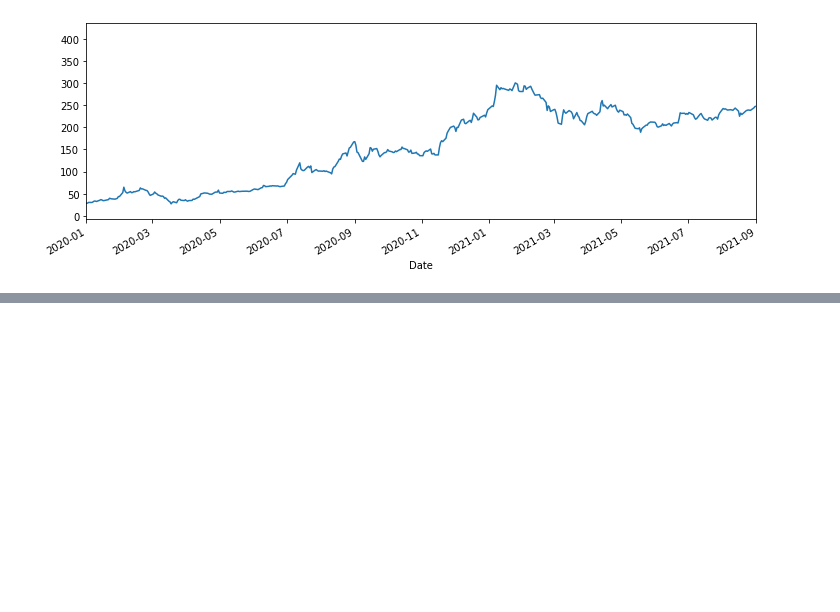
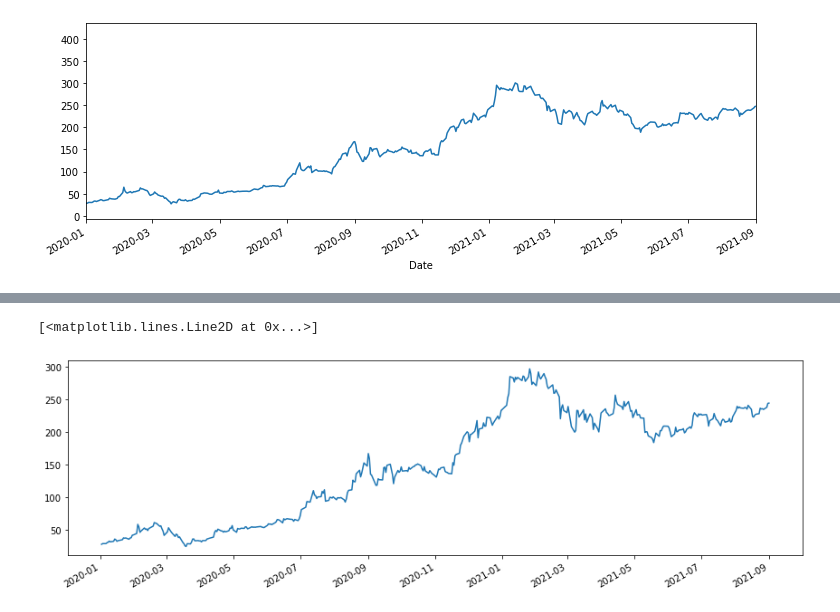
Before and after one commit to ThierrryScotto/Time-Series-EDA, a Jupyter notebook: Time Series EDA.ipynb, the cells around one changed output, grey strips where cells are left out. Saved outputs shown, nothing was run; the diff lists cells and outputs as text; code cells hidden in the pictures; blank space fills up the shorter version.

```diff
--- a/Time Series EDA.ipynb
+++ b/Time Series EDA.ipynb
@@ -33,0 +52,3 @@ df_tesla['High'].plot(xlim=['2020-01-01','2021-09-01'],figsize=(12,4))
+# %%
+index = df_tesla.loc['2020-01-01':'2021-09-01'].index.copy()
+share_open = df_tesla.loc['2020-01-01':'2021-09-01']['Open'].copy()
@@ -33,0 +58,9 @@ df_tesla['High'].plot(xlim=['2020-01-01','2021-09-01'],figsize=(12,4))
+# %%
+fig, ax = plt.subplots(figsize=PLOTSIZE)
+
+plt.tight_layout()
+fig.autofmt_xdate()
+ax.plot(index, share_open)
+# %% [output]
+[<matplotlib.lines.Line2D at 0x...>]
+[figure, added]
```
Also changed, not shown: parts of 32 cells of this notebook.
